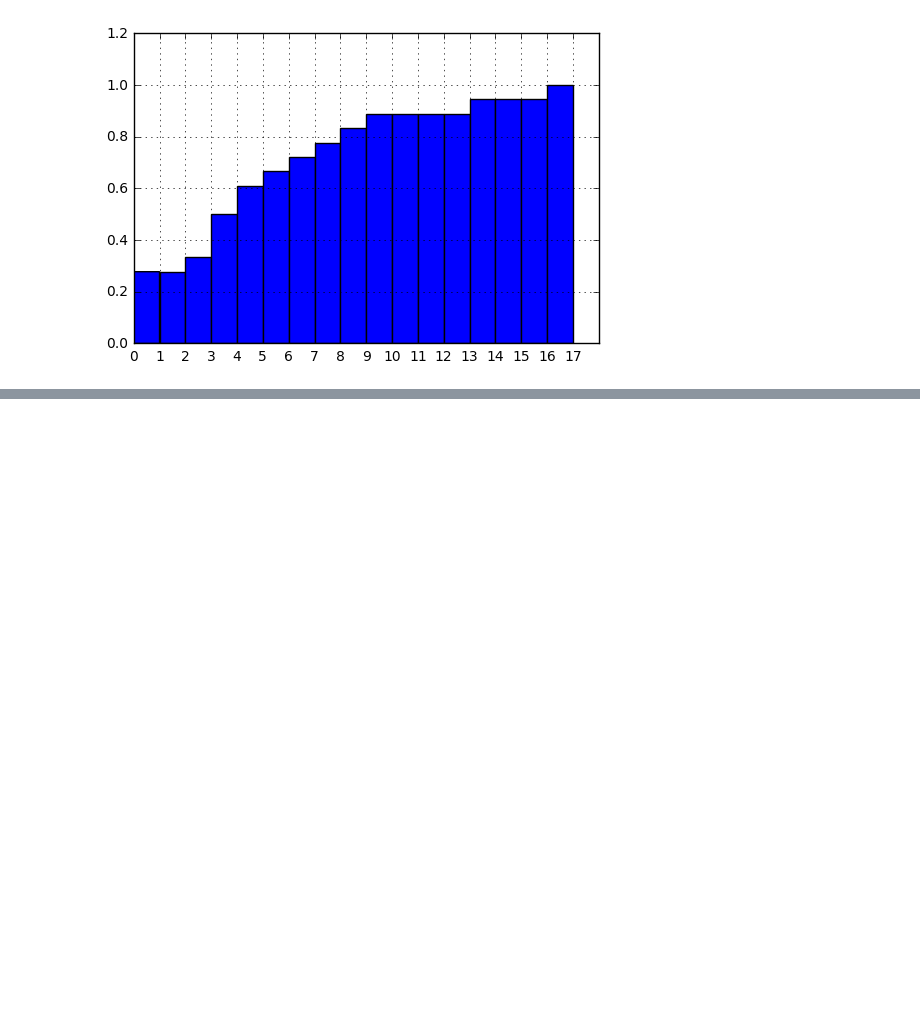
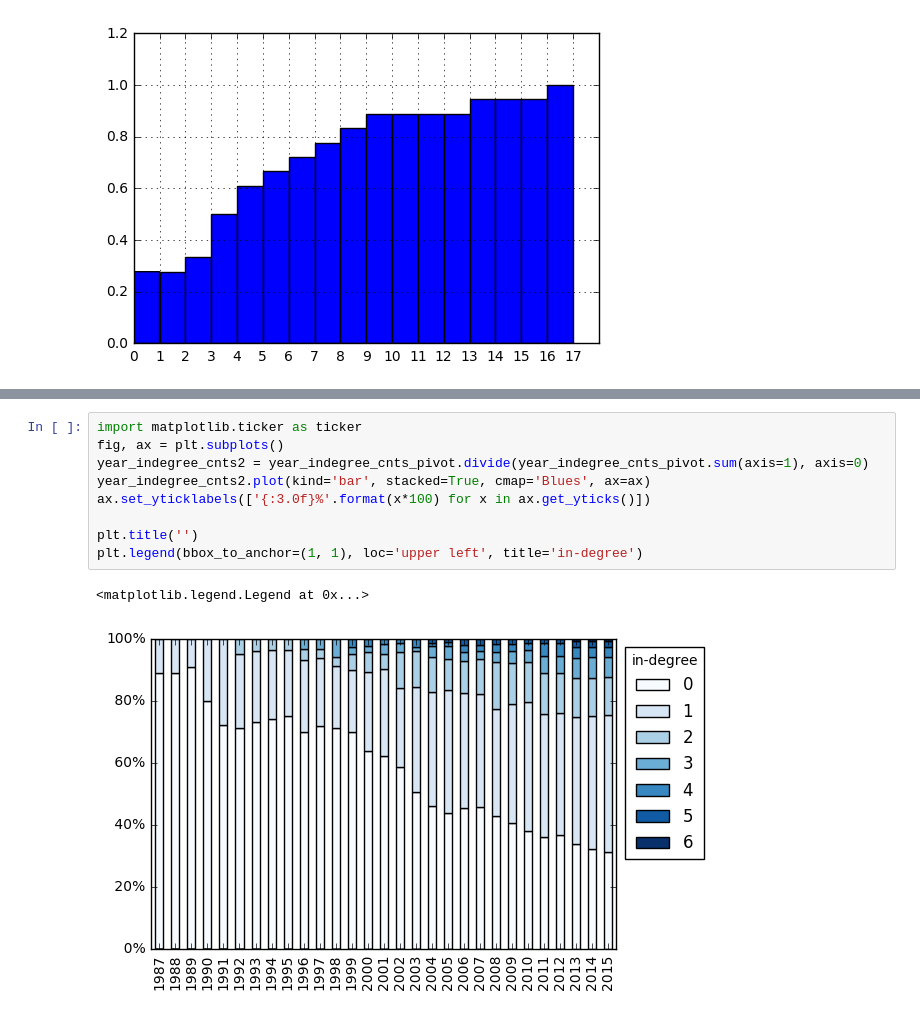
Before and after one commit to caselawanalytics/CaseLawAnalytics, a Jupyter notebook: notebooks/TimeAnalysis.ipynb, the cells around one changed output, grey strips where cells are left out. Drawn from its saved outputs; the diff is of its cells as text; blank space fills up the shorter version.

```diff
--- a/notebooks/TimeAnalysis.ipynb
+++ b/notebooks/TimeAnalysis.ipynb
@@ -167,0 +190,12 @@ plt.show()
+# %%
+import matplotlib.ticker as ticker
+fig, ax = plt.subplots()
+year_indegree_cnts2 = year_indegree_cnts_pivot.divide(year_indegree_cnts_pivot.sum(axis=1), axis=0)
+year_indegree_cnts2.plot(kind='bar', stacked=True, cmap='Blues', ax=ax)
+ax.set_yticklabels(['{:3.0f}%'.format(x*100) for x in ax.get_yticks()])
+
+plt.title('')
+plt.legend(bbox_to_anchor=(1, 1), loc='upper left', title='in-degree')
+# %% [output]
+<matplotlib.legend.Legend at 0x...>
+[figure, added]
```
Also changed, not shown: parts of 10 cells of this notebook.
